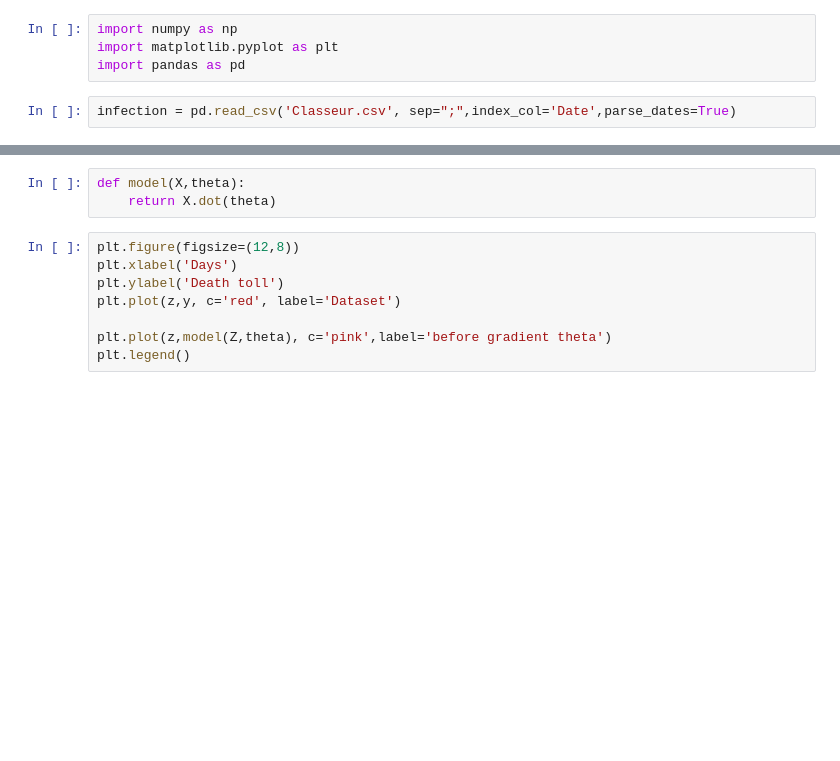
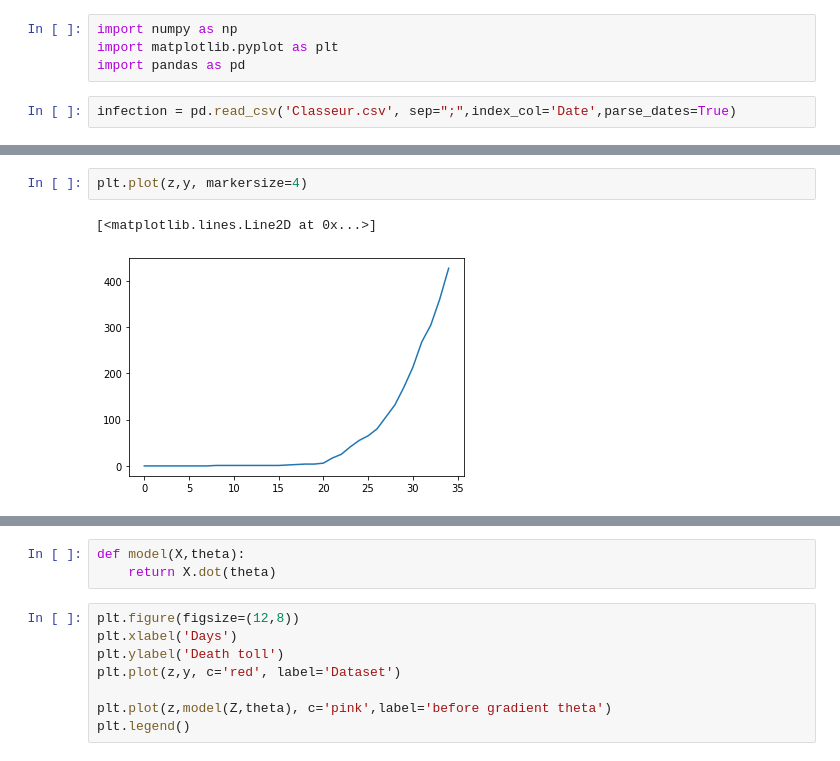
Before and after one commit to louisnot/n-Cov2019, a Jupyter notebook: Corona_Virus.ipynb, the cells around one changed output, grey strips where cells are left out. Cells and saved outputs as stored; diff of their text form; blank space fills up the shorter version.

```diff
--- a/Corona_Virus.ipynb
+++ b/Corona_Virus.ipynb
@@ -41,3 +25,8 @@ array([[  0],
+# %%
+plt.plot(z,y, markersize=4)
+# %% [output]
+[<matplotlib.lines.Line2D at 0x...>]
+[figure, added]
 # %%
 plt.figure(figsize=(10,7))
 infection['Infected'].plot(label="Infectés",color='blue')
```
Also changed, not shown: parts of 29 cells of this notebook, 1 other file.
